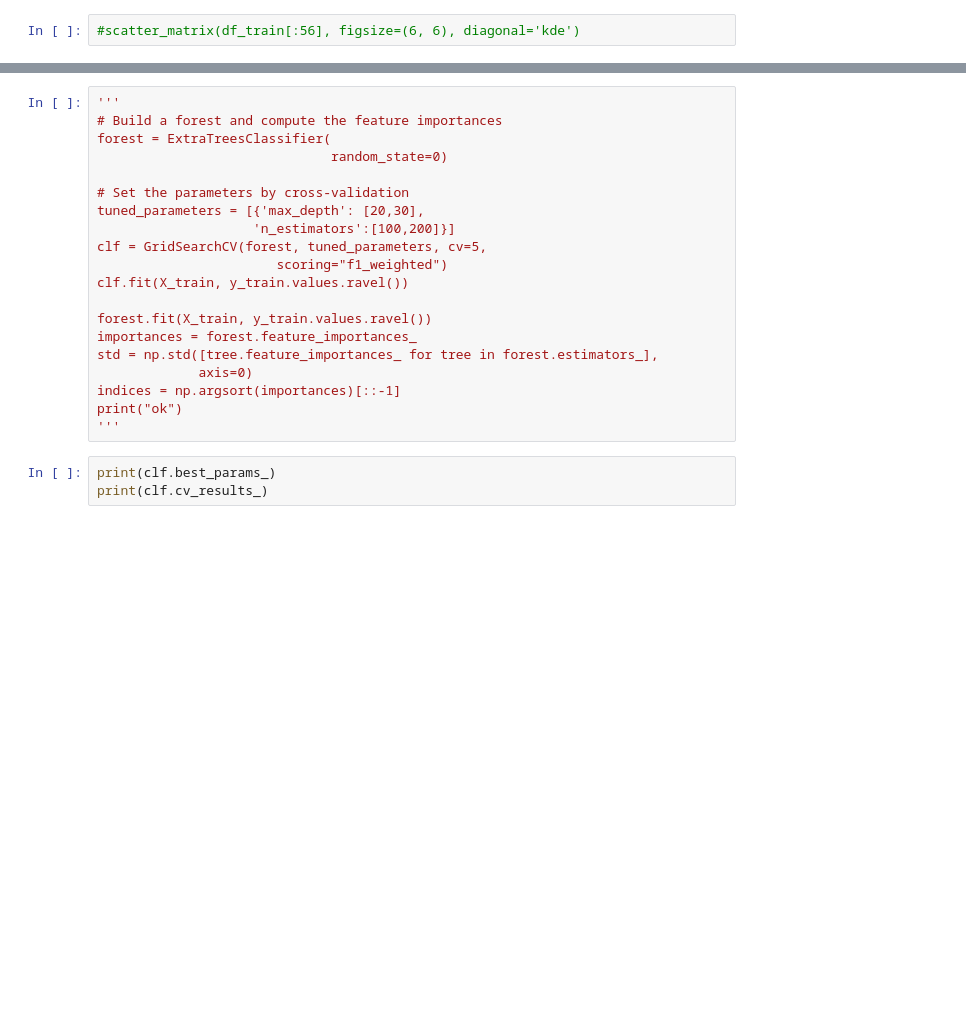
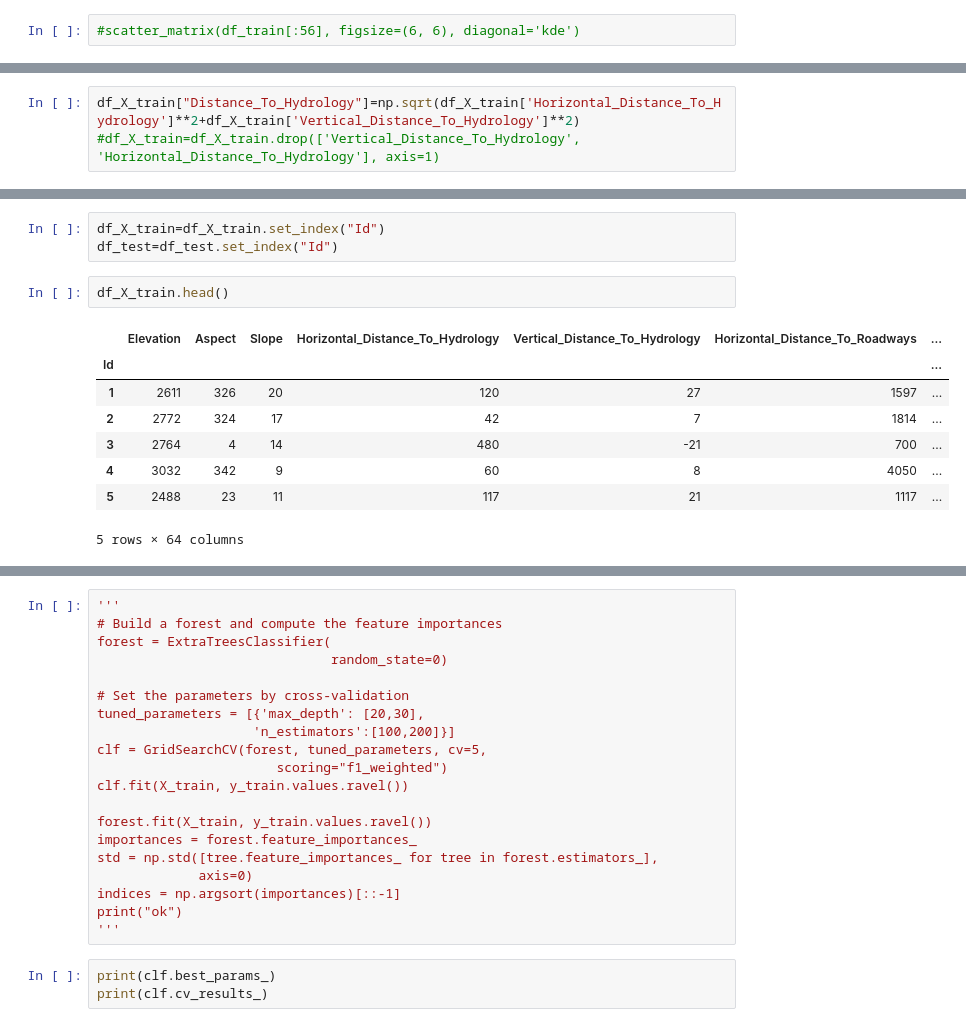
Before and after one commit to MSBigData2019/Guillaume_QUISPE, a Jupyter notebook: INF701/kaggleForest.ipynb, the cells around one changed output, grey strips where cells are left out. Cells and saved outputs as stored; diff of their text form; blank space fills up the shorter version.

```diff
--- a/INF701/kaggleForest.ipynb
+++ b/INF701/kaggleForest.ipynb
@@ -202,0 +52,3 @@ prediction = pd.DataFrame(cc).to_csv('prediction.csv')
+# %%
+df_X_train["Distance_To_Hydrology"]=np.sqrt(df_X_train['Horizontal_Distance_To_Hydrology']**2+df_X_train['Vertical_Distance_To_Hydrology']**2)
+#df_X_train=df_X_train.drop(['Vertical_Distance_To_Hydrology', 'Horizontal_Distance_To_Hydrology'], axis=1)
@@ -202,0 +103,14 @@ prediction = pd.DataFrame(cc).to_csv('prediction.csv')
+# %%
+df_X_train=df_X_train.set_index("Id")
+df_test=df_test.set_index("Id")
+# %%
+df_X_train.head()
+# %% [output]
+|  | Elevation | Aspect | Slope | Horizontal_Distance_To_Hydrology | Vertical_Distance_To_Hydrology | Horizontal_Distance_To_Roadways | ... |
+| Id |  |  |  |  |  |  | ... |
+| 1 | 2611 | 326 | 20 | 120 | 27 | 1597 | ... |
+| 2 | 2772 | 324 | 17 | 42 | 7 | 1814 | ... |
+| 3 | 2764 | 4 | 14 | 480 | -21 | 700 | ... |
+| 4 | 3032 | 342 | 9 | 60 | 8 | 4050 | ... |
+| 5 | 2488 | 23 | 11 | 117 | 21 | 1117 | ... |
+5 rows × 64 columns
```
Also changed, not shown: parts of 57 cells of this notebook, 1 other file.
